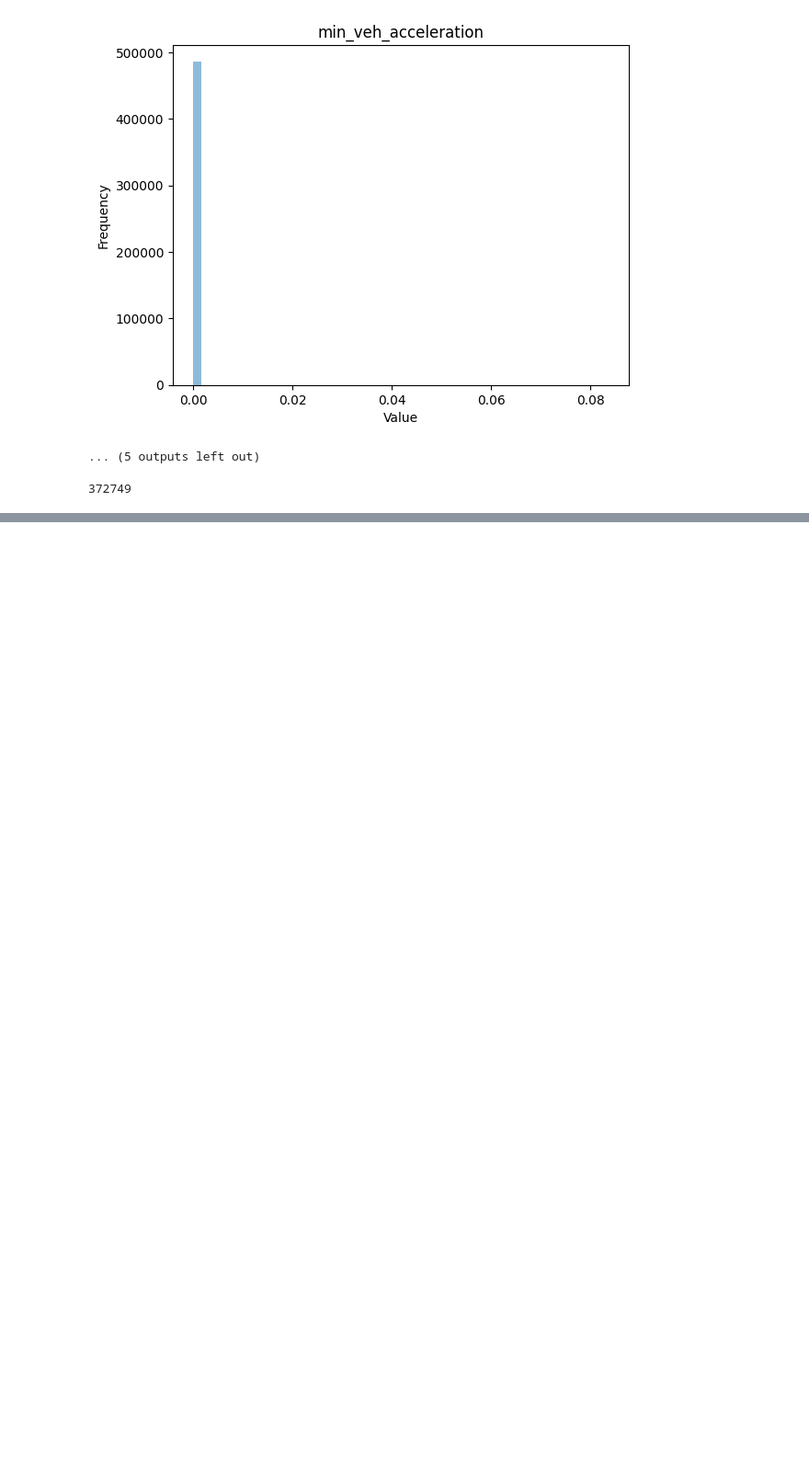
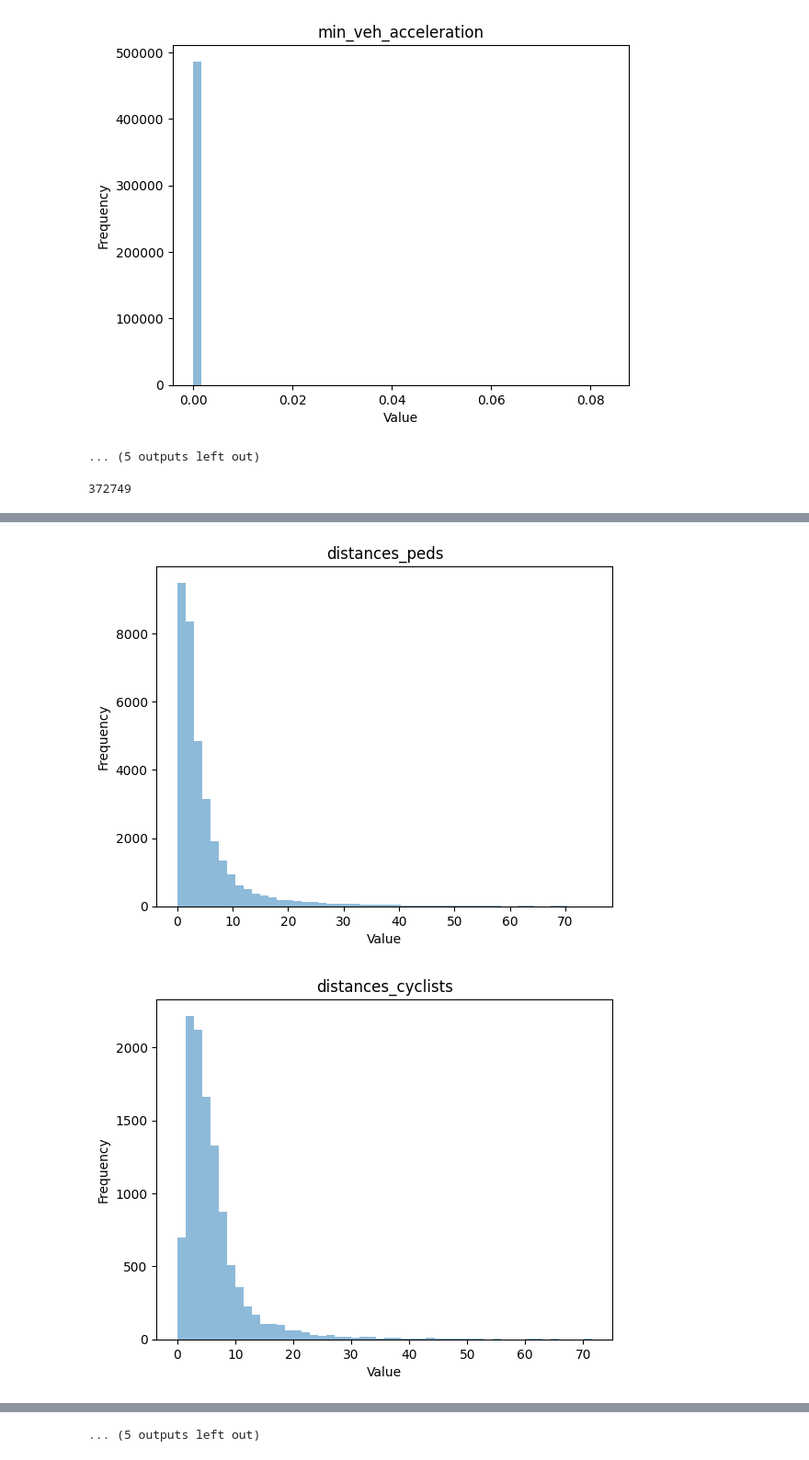
Before and after one commit to ers1804/MTR_with_poses, a Jupyter notebook: mtr/datasets/waymo/clustering_womd.ipynb, the cells around one changed output, grey strips where cells are left out. Shown at 92% size. Saved outputs shown, nothing was run; the diff lists cells and outputs as text; code cells hidden in the pictures; blank space fills up the shorter version.

Commit message:
Validation dataset clustering.

```diff
--- a/mtr/datasets/waymo/clustering_womd.ipynb
+++ b/mtr/datasets/waymo/clustering_womd.ipynb
@@ -190,7 +190,7 @@ After norm: (65, 90)
 # %%
 # Iterate through dataset
 path_to_womd = '/home/erik/raid/datasets/womd'
-scenarios = glob.glob(os.path.join(path_to_womd, 'processed_scenarios_training', '*.pkl'))
+scenarios = glob.glob(os.path.join(path_to_womd, 'processed_scenarios_validation', '*.pkl'))
 vru_infos = dict()
 for scenario in tqdm(scenarios):
     with open(scenario, 'rb') as f:
@@ -236,10 +236,10 @@ for scenario in tqdm(scenarios):
     vru_infos[scenario_dict['scenario_id']]['max_cyclist_jerk'] = max_cyclist_jerk
     vru_infos[scenario_dict['scenario_id']]['min_cyclist_acceleration'] = min_cyclist_acceleration
     vru_infos[scenario_dict['scenario_id']]['min_cyclist_jerk'] = min_cyclist_jerk
-with open('vru_infos.pkl', 'wb') as f:
+with open('vru_infos_val.pkl', 'wb') as f:
     pickle.dump(vru_infos, f)
 # %%
-with open('vru_infos.pkl', 'rb') as f:
+with open('vru_infos_train.pkl', 'rb') as f:
     vru_infos = pickle.load(f)
 num_peds = 0
 num_cyclists = 0
@@ -328,3 +328,73 @@ Number of scenarios with VRU on crosswalks: 170894
 print(len(np.array(distances_peds)[np.isfinite(distances_peds)]))
 # %% [output]
 372749
+# %%
+with open('vru_infos_val.pkl', 'rb') as f:
+    vru_infos = pickle.load(f)
+num_peds = 0
+num_cyclists = 0
+distances_peds = list()
+distances_cyclists = list()
+distances_to_edge = list()
+cyclist_turns = list()
+num_crosswalks = 0
+vru_on_crosswalks = 0
+max_ped_acceleration = list()
+max_ped_jerk = list()
+min_ped_acceleration = list()
+min_ped_jerk = list()
+max_veh_acceleration = list()
+max_veh_jerk = list()
+min_veh_acceleration = list()
+min_veh_jerk = list()
+max_cyclist_acceleration = list()
+max_cyclist_jerk = list()
+min_cyclist_acceleration = list()
+min_cyclist_jerk = list()
+for key in tqdm(vru_infos.keys()):
+    if vru_infos[key]['pedestrians']:
+        num_peds += 1
+    if vru_infos[key]['cyclists']:
+        num_cyclists += 1
+    if vru_infos[key]['distances'] is not None:
+        distances_peds.append(vru_infos[key]['distances']['TYPE_PEDESTRIAN'])
+        distances_cyclists.append(vru_infos[key]['distances']['TYPE_CYCLIST'])
+    if vru_infos[key]['distance_to_road_edge'] is not None:
+        distances_to_edge.append(vru_infos[key]['distance_to_road_edge'])
+    if vru_infos[key]['crosswalk']:
+        num_crosswalks += 1
+    if 'vru_on_crosswalk' in vru_infos[key].keys():
+        if vru_infos[key]['vru_on_crosswalk']:
+            vru_on_crosswalks += 1
+    if vru_infos[key]['cyclists']:
+        if vru_infos[key]['cyclist_turn'] is not None:
+            cyclist_turns.append(vru_infos[key]['cyclist_turn'])
+    max_ped_acceleration.append(vru_infos[key]['max_ped_acceleration'])
+    max_ped_jerk.append(vru_infos[key]['max_ped_jerk'])
+    min_ped_acceleration.append(vru_infos[key]['min_ped_acceleration'])
+    min_ped_jerk.append(vru_infos[key]['min_ped_jerk'])
+    max_veh_acceleration.append(vru_infos[key]['max_veh_acceleration'])
+    max_veh_jerk.append(vru_infos[key]['max_veh_jerk'])
+    min_veh_acceleration.append(vru_infos[key]['min_veh_acceleration'])
+    min_veh_jerk.append(vru_infos[key]['min_veh_jerk'])
+    max_cyclist_acceleration.append(vru_infos[key]['max_cyclist_acceleration'])
+    max_cyclist_jerk.append(vru_infos[key]['max_cyclist_jerk'])
+    min_cyclist_acceleration.append(vru_infos[key]['min_cyclist_acceleration'])
+    min_cyclist_jerk.append(vru_infos[key]['min_cyclist_jerk'])
+print(f'Number of scenarios with pedestrians: {num_peds}')
+print(f'Number of scenarios with cyclists: {num_cyclists}')
+print(f'Number of scenarios with crosswalks: {num_crosswalks}')
+print(f'Number of scenarios with VRU on crosswalks: {vru_on_crosswalks}')
+
+lists_to_plot = [np.array(distances_peds)[np.isfinite(distances_peds)], np.array(distances_cyclists)[np.isfinite(distances_cyclists)], np.array(distances_to_edge)[np.isfinite(distances_to_edge)], cyclist_turns, max_ped_acceleration, max_ped_jerk, min_ped_acceleration, min_ped_jerk, max_veh_acceleration, max_veh_jerk, min_veh_acceleration, min_veh_jerk, max_cyclist_acceleration, max_cyclist_jerk, min_cyclist_acceleration, min_cyclist_jerk]
+
+list_names = ['distances_peds', 'distances_cyclists', 'distances_to_edge', 'cyclist_turns', 'max_ped_acceleration', 'max_ped_jerk', 'min_ped_acceleration', 'min_ped_jerk', 'max_veh_acceleration', 'max_veh_jerk', 'min_veh_acceleration', 'min_veh_jerk', 'max_cyclist_acceleration', 'max_cyclist_jerk', 'min_cyclist_acceleration', 'min_cyclist_jerk']
+
+for i, list_to_plot in enumerate(lists_to_plot):
+    plt.figure()
+    plt.hist(list_to_plot, bins=50, alpha=0.5)
+    plt.title(list_names[i])
+    plt.xlabel('Value')
+    plt.ylabel('Frequency')
+    plt.show()
+# %% [output]
@@ -330,0 +405,2 @@ print(len(np.array(distances_peds)[np.isfinite(distances_peds)]))
+[figure, added]
+[figure, added]
@@ -330,0 +416 @@ print(len(np.array(distances_peds)[np.isfinite(distances_peds)]))
+... (5 outputs left out)
```
Also changed, not shown: parts of 1 cell of this notebook.
